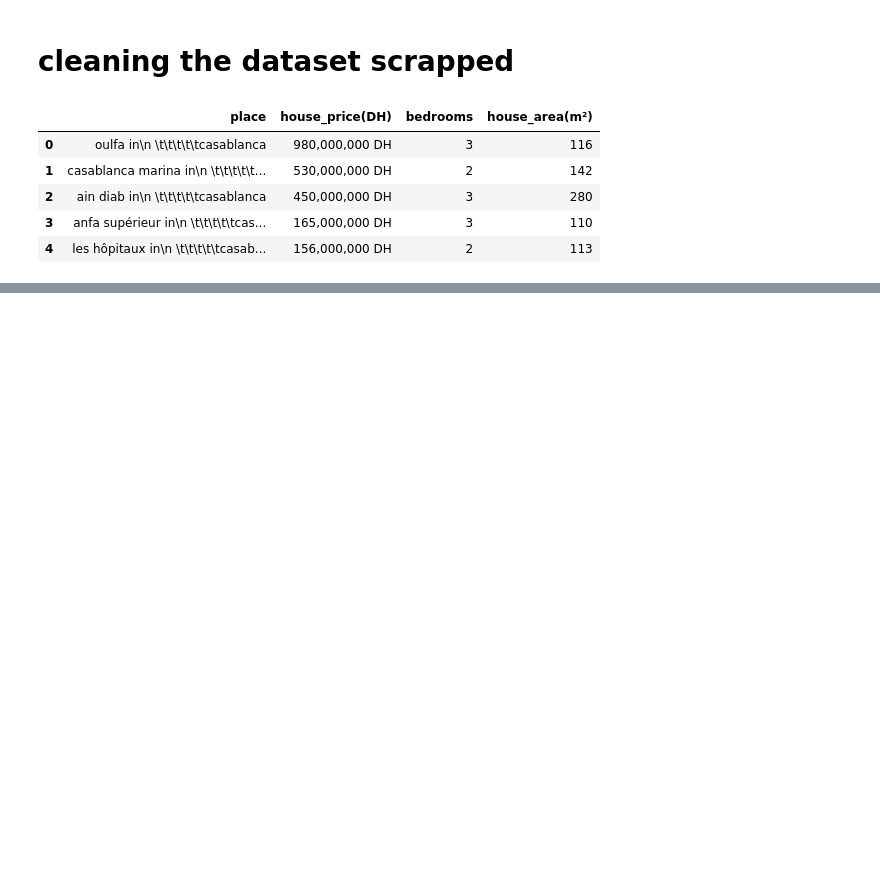
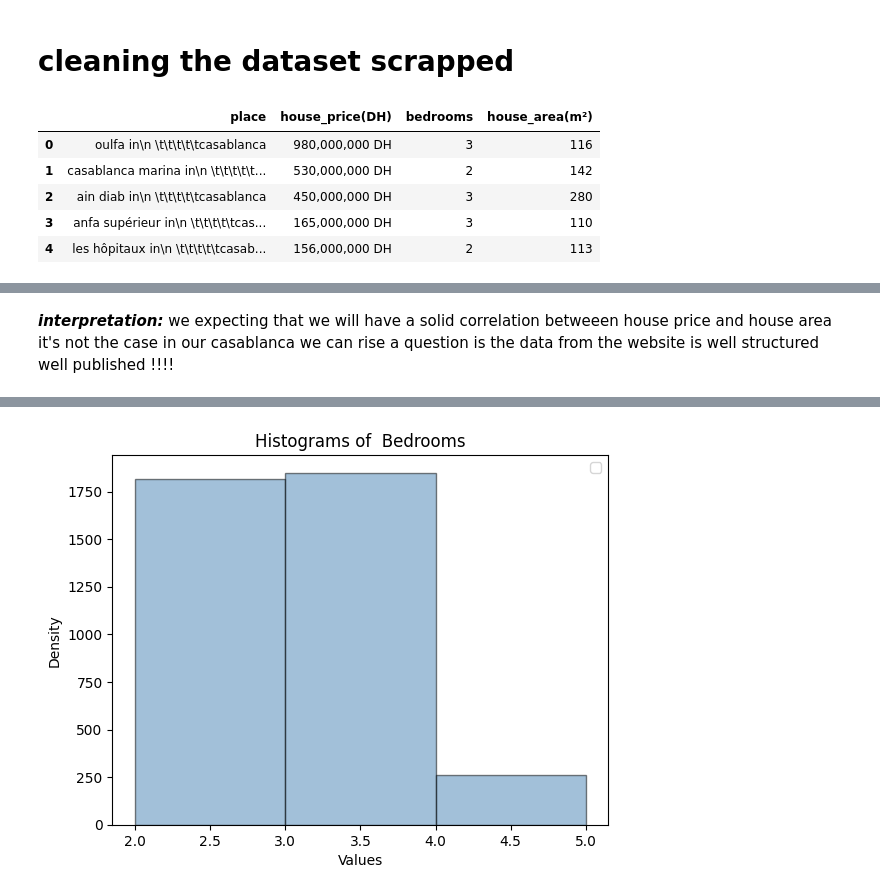
Before and after one commit to yuguerten/Casablanca-housing, a Jupyter notebook: housing_Casablanca_scraper.ipynb, the cells around one changed output, grey strips where cells are left out. Drawn from its saved outputs; the diff is of its cells as text; code cells hidden in the pictures; blank space fills up the shorter version.

```diff
--- a/housing_Casablanca_scraper.ipynb
+++ b/housing_Casablanca_scraper.ipynb
@@ -219,0 +237,16 @@ fig.show()
+# %% [markdown]
+***interpretation:*** we expecting that we will have a solid correlation betweeen house price and house area it's not the case in our casablanca we can rise a question is the data from the website is well structured well published !!!!
+# %%
+bin_edges = [2, 3, 4, 5]
+
+plt.hist(housing_Casablanca['bedrooms'], bins=bin_edges,
+         alpha=0.5,
+         histtype='bar',
+         color='steelblue',
+         edgecolor='black');
+plt.legend()
+plt.xlabel('Values')
+plt.ylabel('Density')
+plt.title('Histograms of  Bedrooms')
+plt.show()
+# %% [output]
@@ -219,0 +254 @@ fig.show()
+[figure, added]
```
Also changed, not shown: parts of 22 cells of this notebook.
